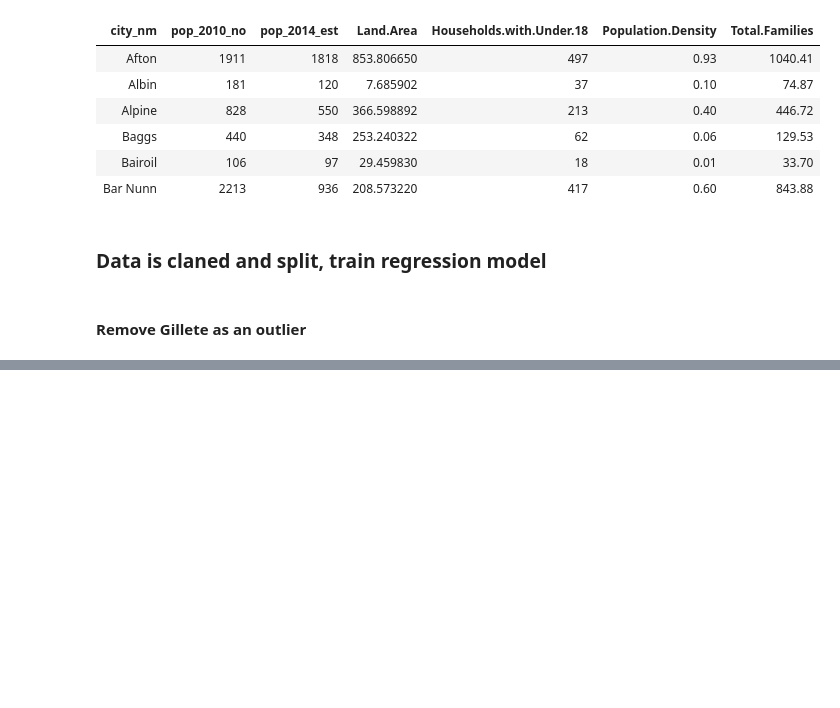
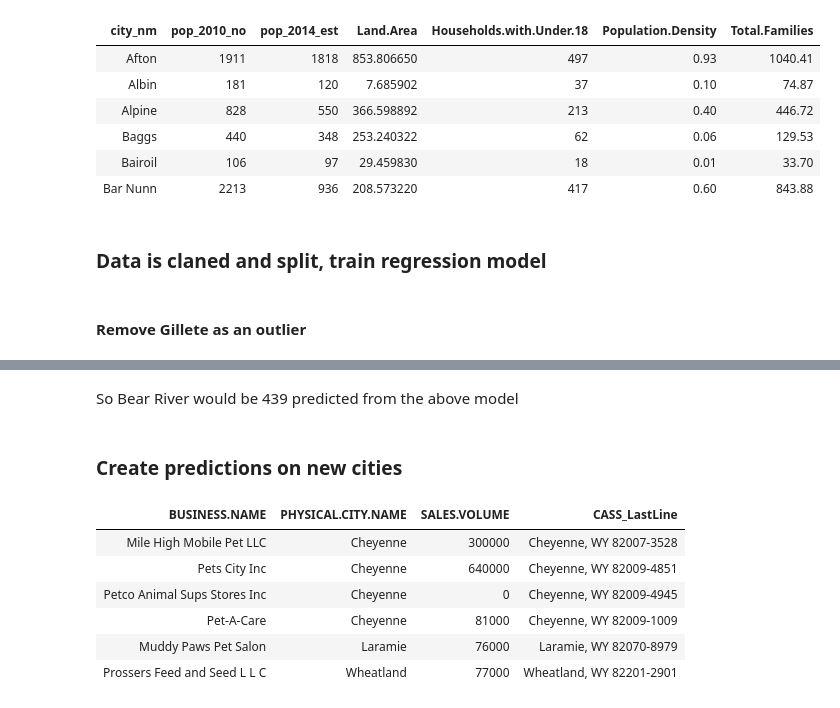
Before and after one commit to pbsjones/business_analysis_nanodegree, a Jupyter notebook: notebooks/project_2_2.ipynb, the cells around one changed output, grey strips where cells are left out. Drawn from its saved outputs; the diff is of its cells as text; code cells hidden in the pictures; blank space fills up the shorter version.

```diff
--- a/notebooks/project_2_2.ipynb
+++ b/notebooks/project_2_2.ipynb
@@ -304,0 +367,16 @@ chart.Correlation( df.pred[,c(-1, -3)] )
+# %% [markdown]
+So Bear River would be 439 predicted from the above model
+# %%
+df.comb[is.na( df.comb$pop_2014_est ),]$pop_2014_est <- 439
+# %% [markdown]
+### Create predictions on new cities
+# %%
+head( df.comp )
+# %% [output]
+| BUSINESS.NAME | PHYSICAL.CITY.NAME | SALES.VOLUME | CASS_LastLine |
+| Mile High Mobile Pet LLC | Cheyenne | 300000 | Cheyenne, WY 82007-3528 |
+| Pets City Inc | Cheyenne | 640000 | Cheyenne, WY 82009-4851 |
+| Petco Animal Sups Stores Inc | Cheyenne | 0 | Cheyenne, WY 82009-4945 |
+| Pet-A-Care | Cheyenne | 81000 | Cheyenne, WY 82009-1009 |
+| Muddy Paws Pet Salon | Laramie | 76000 | Laramie, WY 82070-8979 |
+| Prossers Feed and Seed L L C | Wheatland | 77000 | Wheatland, WY 82201-2901 |
```
Also changed, not shown: parts of 30 cells of this notebook, 6 other files.
